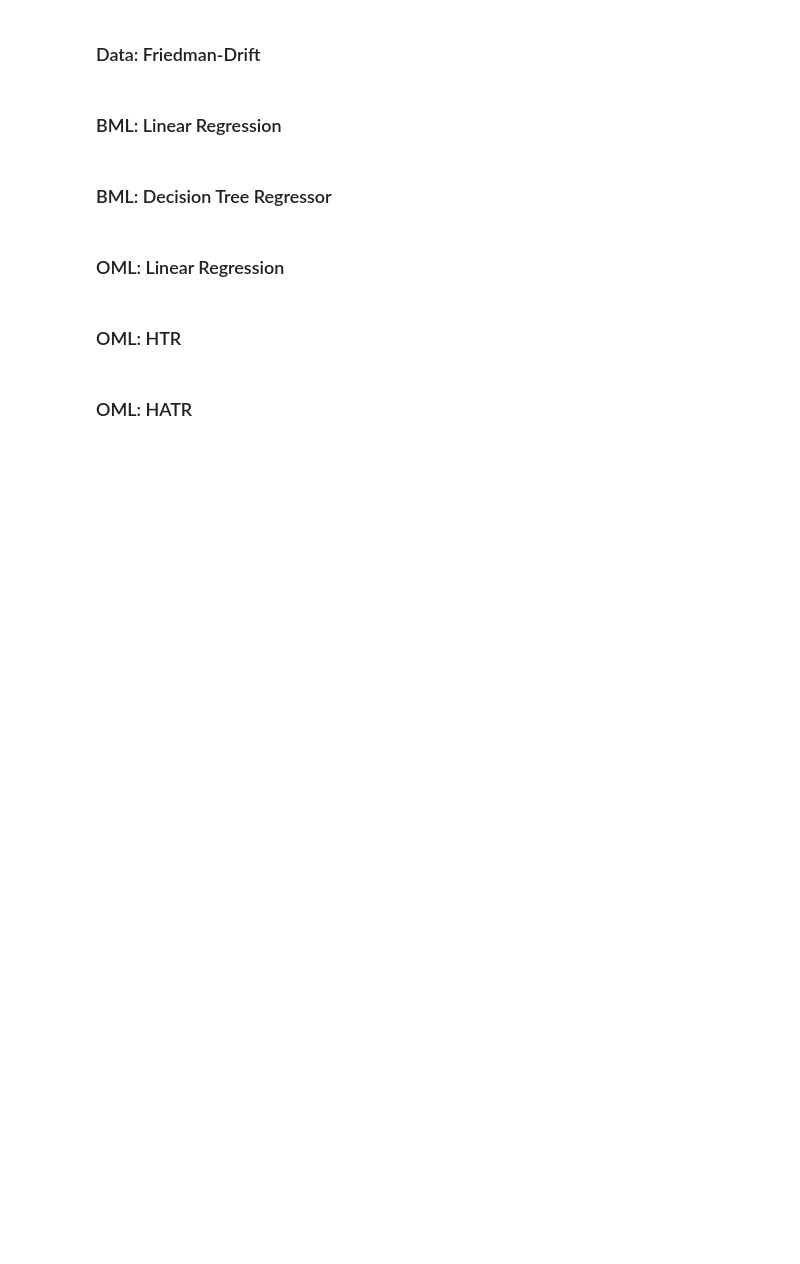
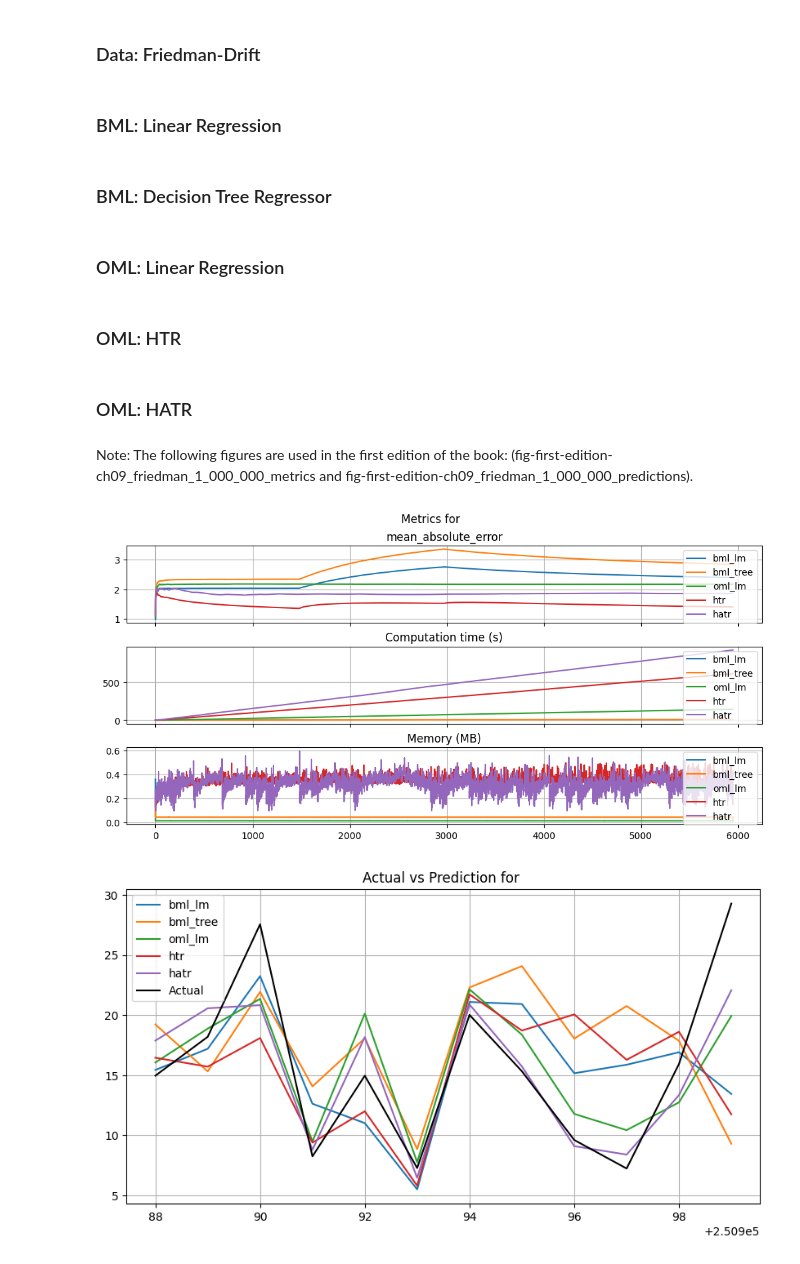
Before and after one commit to sn-code-inside/online-machine-learning, a Jupyter notebook: ch09_friedman.ipynb, the cells around one changed output. Drawn from its saved outputs; the diff is of its cells as text; code cells hidden in the pictures; blank space fills up the shorter version.

```diff
--- a/ch09_friedman.ipynb
+++ b/ch09_friedman.ipynb
@@ -121,3 +119,12 @@ df_eval_htr, df_true_htr = eval_oml_horizon(model=htr_model, train=train, test=t
 # %%
 hatr_model =   (preprocessing.StandardScaler() | HoeffdingAdaptiveTreeRegressor())
 df_eval_hatr, df_true_hatr = eval_oml_horizon(model=hatr_model, train=train, test=test, target_column="y", horizon=horizon, oml_grace_period=100,metric=metric)
+# %% [markdown]
+Note: The following figures are used in the first edition of the book: (fig-first-edition-ch09_friedman_1_000_000_metrics and fig-first-edition-ch09_friedman_1_000_000_predictions).
+# %%
+df_labels=["bml_lm", "bml_tree", "oml_lm", "htr", "hatr"]
+plot_bml_oml_horizon_metrics(df_eval = [df_eval_bml_lm, df_eval_bml_tree, df_eval_oml_lm, df_eval_htr, df_eval_hatr], log_y=False, log_x=False, df_labels=df_labels, cumulative=True, metric=metric, figsize=(10, 5), filename="./figures/first_edition_ch09_friedman_1_000_000_metrics.pdf")
+plot_bml_oml_horizon_predictions(df_true = [df_true_bml_lm[a:b], df_true_bml_tree[a:b], df_true_oml_lm[a:b], df_true_htr[a:b], df_true_hatr[a:b]], target_column="y",  df_labels=df_labels, filename="./figures/1_edition_ch09_friedman_1_000_000_predictions.pdf")
+# %% [output]
+[figure, added]
+[figure, added]
```
Also changed, not shown: parts of 18 cells of this notebook, 4 other files.
